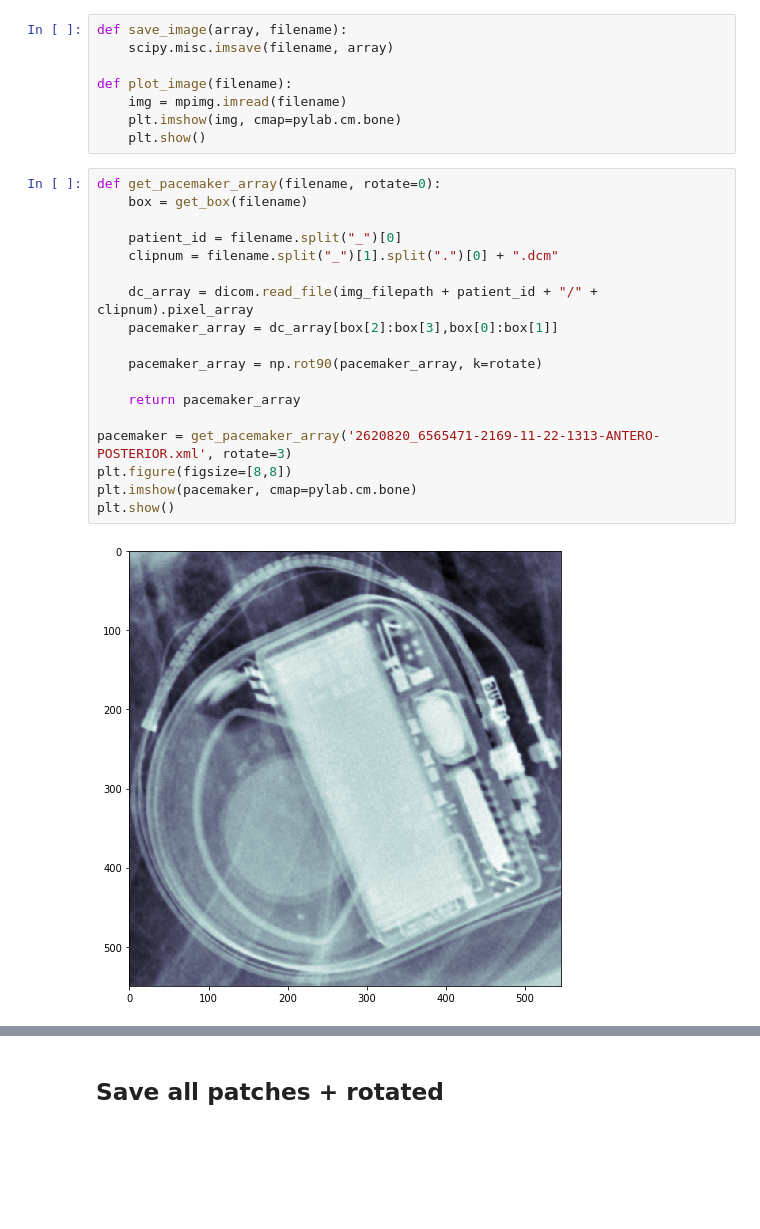
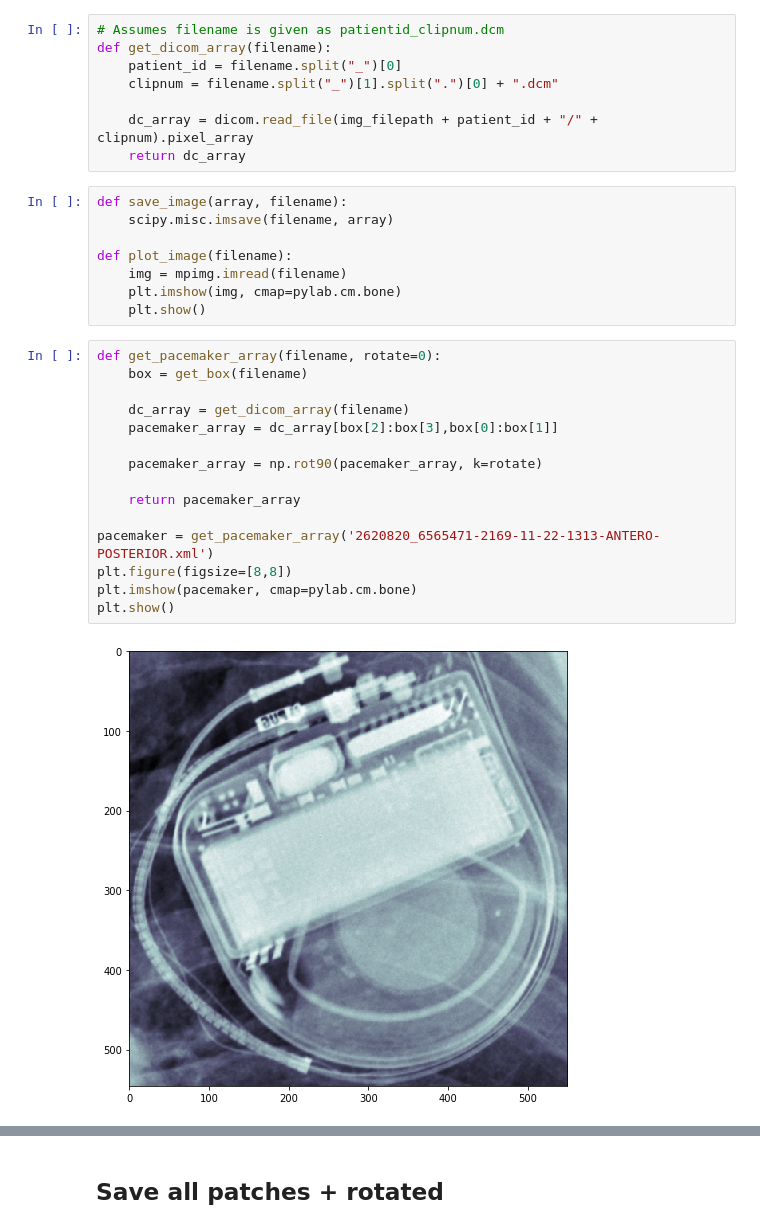
Before and after one commit to liandrea4/pacemaker, a Jupyter notebook: patch_nn.ipynb, the cells around one changed output, grey strips where cells are left out. Drawn from its saved outputs; the diff is of its cells as text; blank space fills up the shorter version.

Commit message:
Add parsing of xml, patch image generation

```diff
--- a/patch_nn.ipynb
+++ b/patch_nn.ipynb
@@ -74,5 +94,13 @@ print np.mean(y_sizes), np.std(y_sizes)
 # %% [markdown]
 ## Visualize patches
+# %%
+# Assumes filename is given as patientid_clipnum.dcm
+def get_dicom_array(filename):
+    patient_id = filename.split("_")[0]
+    clipnum = filename.split("_")[1].split(".")[0] + ".dcm"
+
+    dc_array = dicom.read_file(img_filepath + patient_id + "/" + clipnum).pixel_array
+    return dc_array
 # %%
 def save_image(array, filename):
     scipy.misc.imsave(filename, array)
@@ -84,20 +112,17 @@ def plot_image(filename):
 # %%
 def get_pacemaker_array(filename, rotate=0):
     box = get_box(filename)
 
-    patient_id = filename.split("_")[0]
-    clipnum = filename.split("_")[1].split(".")[0] + ".dcm"
-
-    dc_array = dicom.read_file(img_filepath + patient_id + "/" + clipnum).pixel_array
+    dc_array = get_dicom_array(filename)
     pacemaker_array = dc_array[box[2]:box[3],box[0]:box[1]]
 
     pacemaker_array = np.rot90(pacemaker_array, k=rotate)
 
     return pacemaker_array
 
-pacemaker = get_pacemaker_array('2620820_6565471-2169-11-22-1313-ANTERO-POSTERIOR.xml', rotate=3)
+pacemaker = get_pacemaker_array('2620820_6565471-2169-11-22-1313-ANTERO-POSTERIOR.xml')
 plt.figure(figsize=[8,8])
 plt.imshow(pacemaker, cmap=pylab.cm.bone)
 plt.show()
 # %% [output]
-[figure, old version]
+[figure, new version]
```
Also changed, not shown: parts of 18 cells of this notebook.
